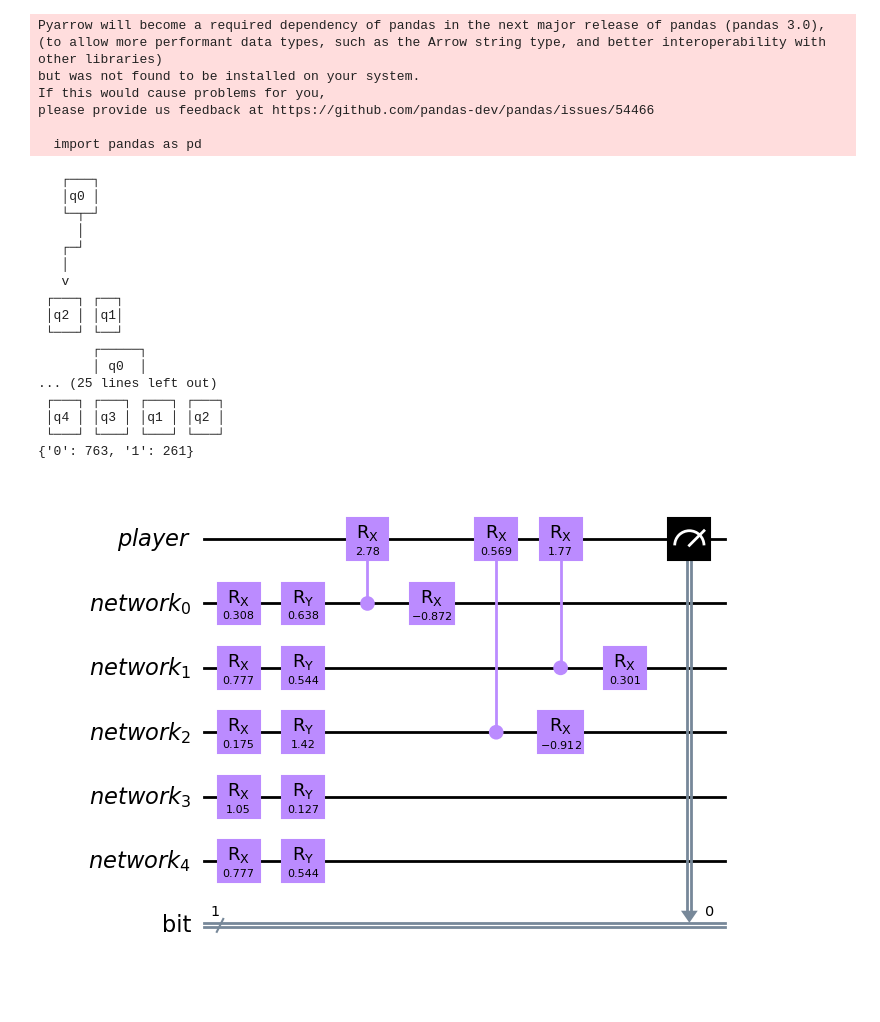
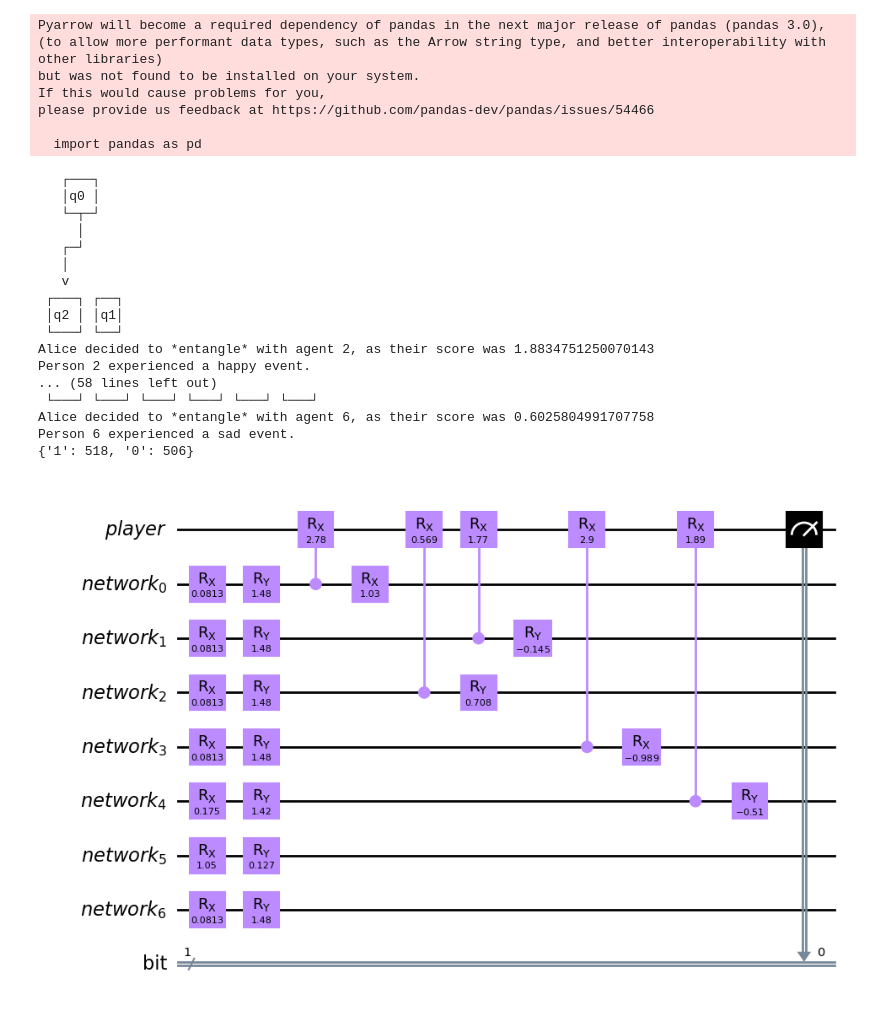
Before and after one commit to iQuHACK/2024_IonQ, a Jupyter notebook: simulation/backend_sim.ipynb, the cells around one changed output. Cells and saved outputs as stored; diff of their text form; code cells hidden in the pictures.

```diff
--- a/simulation/backend_sim.ipynb
+++ b/simulation/backend_sim.ipynb
@@ -67,6 +68,7 @@ def core_story(n_interactions, mode='sim'):
     for i in range(n_interactions):
         if (mode == 'sim'):
             connect_to = make_contact(all_people)
+            time.sleep(2)
             add_alice_interaction(qc, connect_to, data)
 
     # print(qc)
@@ -80,20 +82,27 @@ def life_event():
     circ = QuantumCircuit(1)
     event_types = ['rx', 'rz']
     event = np.random.choice(event_types)
-    theta = (np.random.normal() % 1) * np.random.choice([-1, 1]) * np.pi/2
+    sign = np.random.choice([-1, 1])
+    theta = (np.random.normal() % 1) * sign * np.pi/2
     if event == 'rx':
         circ.rx(theta, 0)
     elif event == 'rz':
         circ.ry(theta, 0)
-    return circ
+    return circ, sign
 
 def add_alice_interaction(qc, i, data):
     # fix gate as crx
     if (i != 0):
         theta = (np.sum(data[i]) % 1)  * np.pi
         qc.crx(theta, i, 0)
-        le = life_event()
+        print(f'Alice decided to *entangle* with agent {i+1}, as their score was {np.sum(data[i])}')
+        le, sign = life_event()
+        if (sign < 0):
+            print(f'Person {i+1} experienced a sad event.')
+        if (sign > 0):
+            print(f'Person {i+1} experienced a happy event.')
         qc.compose(le, i, inplace=True)
+    time.sleep(2)
 
 def make_contact(all_people):
     graph_dic = getPotentialNodeDic()
@@ -186,32 +195,32 @@ def get_user_input(all_people):
 
 #     return better_circuit
 # %%
-qc = core_story(4)
+qc = core_story(6)
 backend = BasicAer.get_backend('qasm_simulator')
 job = execute(qc, backend)
 result = job.result()
 counts = result.get_counts()
 print(counts)
 qc.draw(output='mpl')
 # %% [output]
    ┌───┐
    │q0 │
    └─┬─┘
      │
    ┌─┘
    │
    v
  ┌───┐ ┌──┐
  │q2 │ │q1│
  └───┘ └──┘
-       ┌─────┐
-       │ q0  │
-... (25 lines left out)
- ┌───┐ ┌───┐ ┌───┐ ┌───┐
- │q4 │ │q3 │ │q1 │ │q2 │
- └───┘ └───┘ └───┘ └───┘
-{'0': 763, '1': 261}
+Alice decided to *entangle* with agent 2, as their score was 1.8834751250070143
+Person 2 experienced a happy event.
+... (58 lines left out)
+ └───┘ └───┘ └───┘ └───┘ └───┘ └───┘
+Alice decided to *entangle* with agent 6, as their score was 0.6025804991707758
+Person 6 experienced a sad event.
+{'1': 518, '0': 506}
-[figure, old version]
+[figure, new version]
 # %%
 n_shots = 50
 label = np.arange(20)
```
Also changed, not shown: parts of 2 cells of this notebook, 3 other files.
